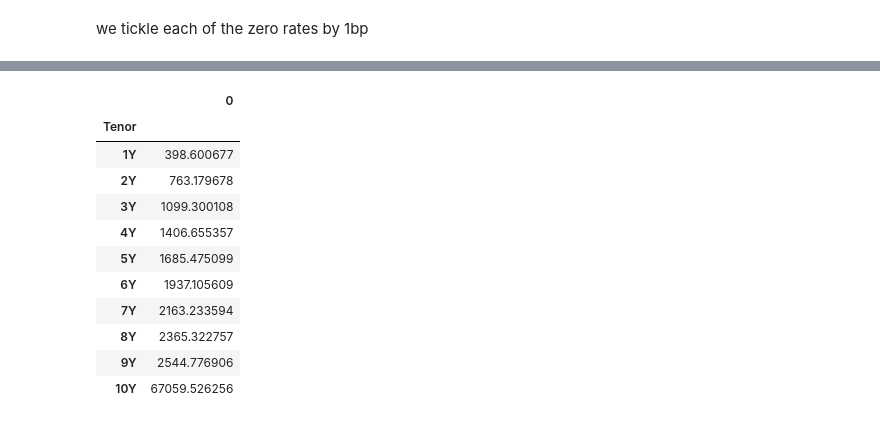
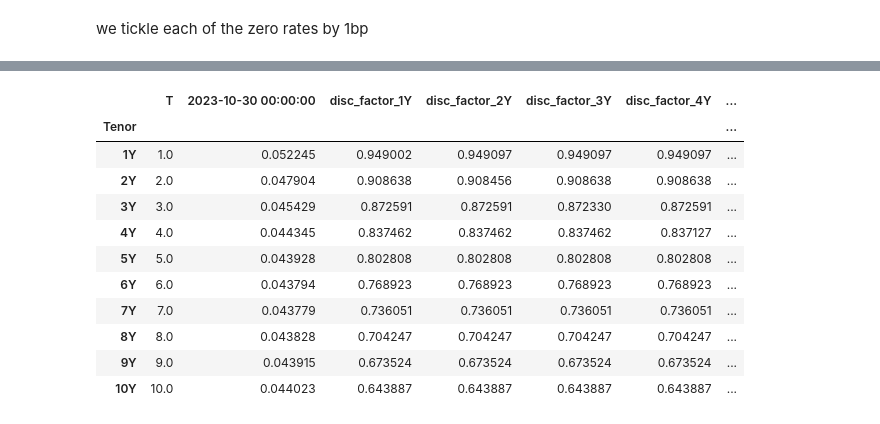
Before and after one commit to kilowiski/risk-analysis-mirror, a Jupyter notebook: var.ipynb, the cells around one changed output, grey strips where cells are left out. Saved outputs shown, nothing was run; the diff lists cells and outputs as text; code cells hidden in the pictures.

```diff
--- a/var.ipynb
+++ b/var.ipynb
@@ -241,5 +220,4 @@ ok lah times notional
 # %% [markdown]
 we tickle each of the zero rates by 1bp
 # %%
-start_df_tickled = start_df.copy()
-tickled_pv = []
+start_df_tickled = start_df.iloc[6:16,].copy()
@@ -265,3 +224,6 @@ tickled_pv = []
+# %%
+start_df_tickled.drop(columns=['disc_factor'],inplace=True)
+tickled_pv = []
 # %%
 # this is highly inneficient but it works so stop complaining
 for tenor in start_df_tickled.index:
@@ -301,15 +249,15 @@ relevant_pv01 = pv01.loc[abs(pv01[0]) > 0] * swap_notional
-# %%
-relevant_pv01
-# %% [output]
-|  | 0 |
-| Tenor |  |
-| 1Y | 398.600677 |
-| 2Y | 763.179678 |
-| 3Y | 1099.300108 |
-| 4Y | 1406.655357 |
-| 5Y | 1685.475099 |
-| 6Y | 1937.105609 |
-| 7Y | 2163.233594 |
-| 8Y | 2365.322757 |
-| 9Y | 2544.776906 |
-| 10Y | 67059.526256 |
+# %%
+start_df_tickled
+# %% [output]
+|  | T | 2023-10-30 00:00:00 | disc_factor_1Y | disc_factor_2Y | disc_factor_3Y | disc_factor_4Y | ... |
+| Tenor |  |  |  |  |  |  | ... |
+| 1Y | 1.0 | 0.052245 | 0.949002 | 0.949097 | 0.949097 | 0.949097 | ... |
+| 2Y | 2.0 | 0.047904 | 0.908638 | 0.908456 | 0.908638 | 0.908638 | ... |
+| 3Y | 3.0 | 0.045429 | 0.872591 | 0.872591 | 0.872330 | 0.872591 | ... |
+| 4Y | 4.0 | 0.044345 | 0.837462 | 0.837462 | 0.837462 | 0.837127 | ... |
+| 5Y | 5.0 | 0.043928 | 0.802808 | 0.802808 | 0.802808 | 0.802808 | ... |
+| 6Y | 6.0 | 0.043794 | 0.768923 | 0.768923 | 0.768923 | 0.768923 | ... |
+| 7Y | 7.0 | 0.043779 | 0.736051 | 0.736051 | 0.736051 | 0.736051 | ... |
+| 8Y | 8.0 | 0.043828 | 0.704247 | 0.704247 | 0.704247 | 0.704247 | ... |
+| 9Y | 9.0 | 0.043915 | 0.673524 | 0.673524 | 0.673524 | 0.673524 | ... |
+| 10Y | 10.0 | 0.044023 | 0.643887 | 0.643887 | 0.643887 | 0.643887 | ... |
```
Also changed, not shown: parts of 14 cells of this notebook.
